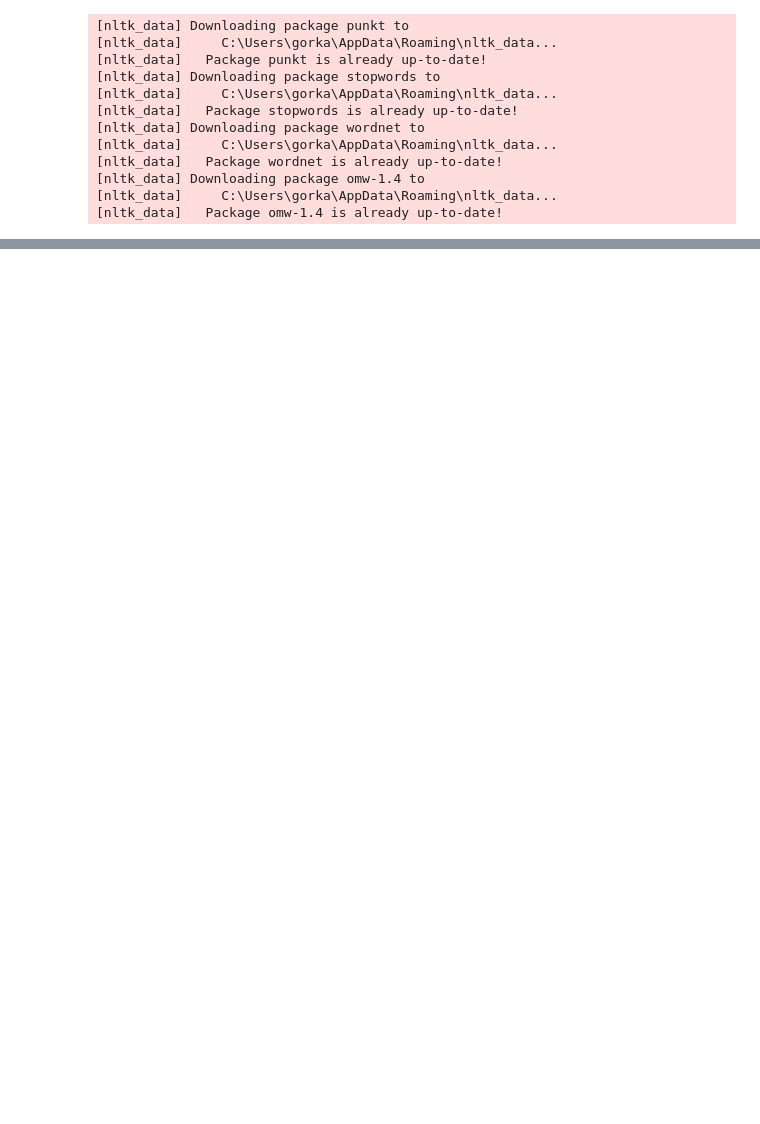
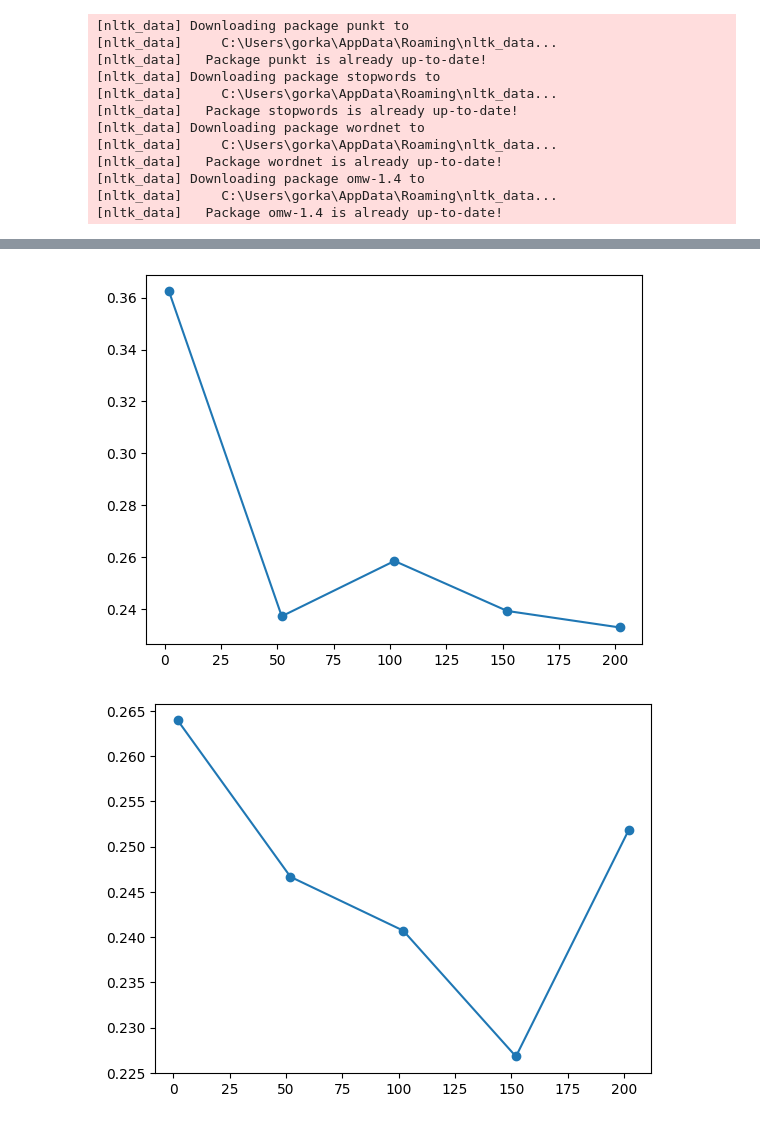
Before and after one commit to korah91/MineriaClustering, a Jupyter notebook: supremeCourt.ipynb, the cells around one changed output, grey strips where cells are left out. Cells and saved outputs as stored; diff of their text form; code cells hidden in the pictures; blank space fills up the shorter version.

```diff
--- a/supremeCourt.ipynb
+++ b/supremeCourt.ipynb
@@ -621,0 +663,8 @@ range_topics = [i for i in range(200,401,50)]
+# %%
+#Graficos del número de Topicos, PCA, y número de Clusters, en relación con la precisión en IssueArea
+get_plot_scores("scores1.csv","nTopics","Acc_IssueArea", np.mean)
+get_plot_scores("scores1.csv", "PCA", "Acc_IssueArea", np.mean)
+get_plot_scores("scores1.csv","nClusters","Acc_IssueArea", np.mean)
+# %% [output]
+[figure, added]
+[figure, added]
```
Also changed, not shown: parts of 26 cells of this notebook, 4 other files.
